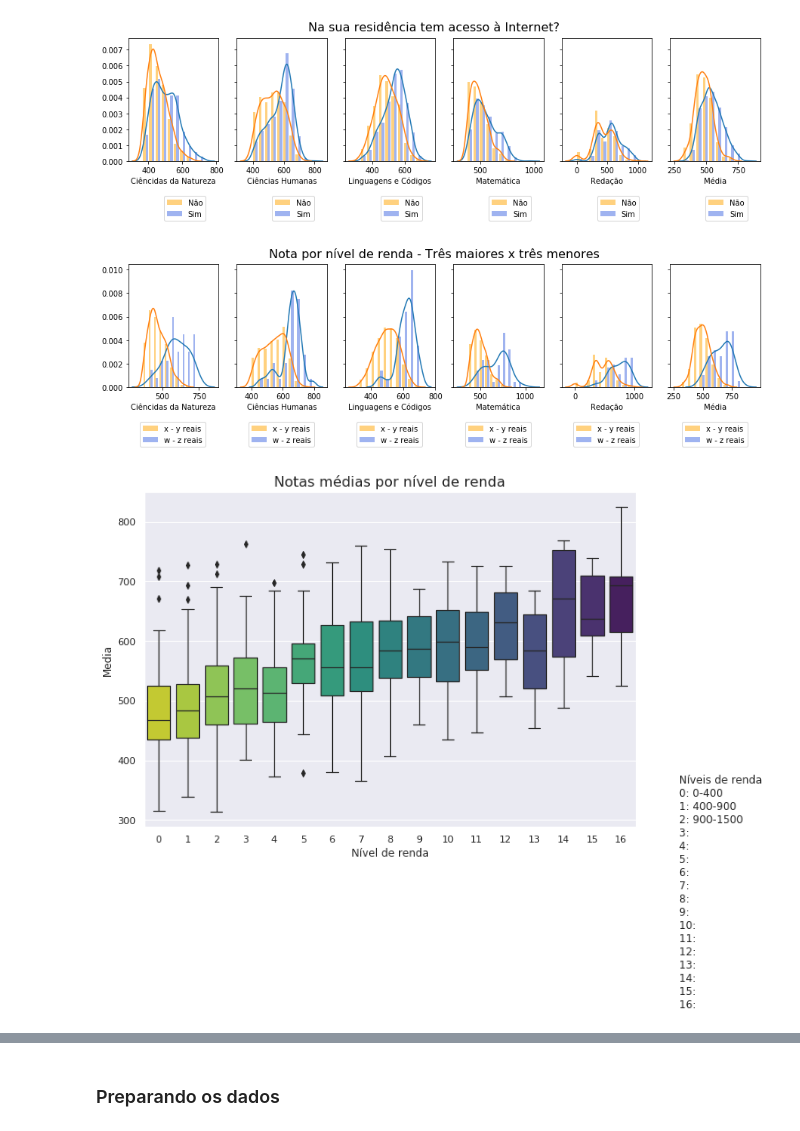
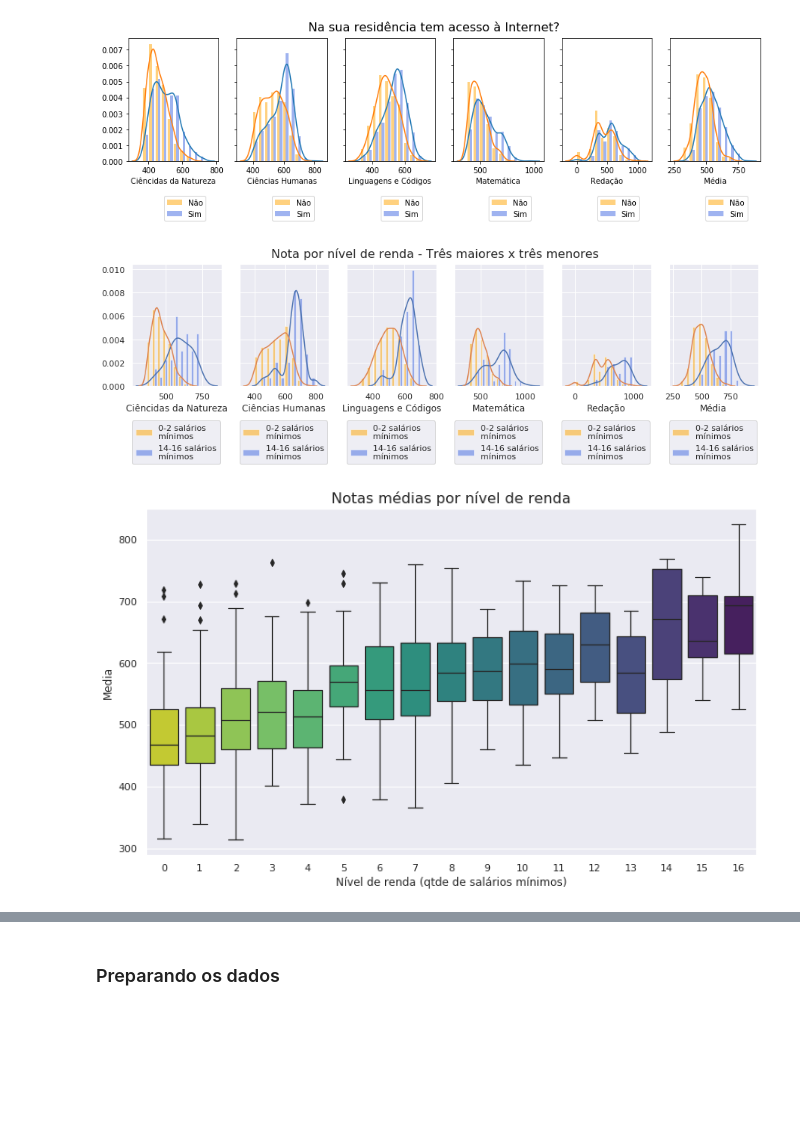
Before and after one commit to barbaragribeiro/enem-data-analysis, a Jupyter notebook: analise_notas_geral_2.ipynb, the cells around one changed output, grey strips where cells are left out. Saved outputs shown, nothing was run; the diff lists cells and outputs as text; code cells hidden in the pictures; blank space fills up the shorter version.

```diff
--- a/analise_notas_geral_2.ipynb
+++ b/analise_notas_geral_2.ipynb
@@ -45,6 +50,6 @@ def display_dfs(dfs, names=[]):
 # %%
 df = pd.read_csv(path+file+'2018.csv', sep=',',  encoding='latin-1', usecols=[
-    'NU_NOTA_CN', 'NU_NOTA_CH', 'NU_NOTA_LC', 'NU_NOTA_MT','NU_NOTA_REDACAO', 'NU_IDADE', 'CO_UF_RESIDENCIA',
+    'NU_NOTA_CN', 'NU_NOTA_CH', 'NU_NOTA_LC', 'NU_NOTA_MT','NU_NOTA_REDACAO', 'NU_IDADE', 'SG_UF_RESIDENCIA',
     'TP_SEXO', 'TP_COR_RACA', 'Q001', 'Q002', 'Q006', 'Q025', 'Q027', 'TP_DEPENDENCIA_ADM_ESC']).dropna()
 df['Media'] = df[['NU_NOTA_CN', 'NU_NOTA_CH',
                                 'NU_NOTA_LC', 'NU_NOTA_MT','NU_NOTA_REDACAO']].sum(axis=1)/len(df[['NU_NOTA_CN', 'NU_NOTA_CH', 'NU_NOTA_LC', 'NU_NOTA_MT','NU_NOTA_REDACAO']].columns)
@@ -61,7 +66,6 @@ df['Q006'] = encoder.fit_transform(df['Q006'])
 df['Q025'] = encoder.fit_transform(df['Q025'])
 df['Q027'] = encoder.fit_transform(df['Q027'])
 df['TP_SEXO'] = encoder.fit_transform(df['TP_SEXO'])
-df['CO_UF_RESIDENCIA'] = encoder.fit_transform(df['CO_UF_RESIDENCIA'])
 
 df.head()
 # %% [output]
@@ -120,28 +124,25 @@ plt.show()
 # %%
 fig, axes = plt.subplots(1, 6, figsize=(15, 3), sharey=True)
 labels = ['Ciêncidas da Natureza', 'Ciências Humanas', 'Linguagens e Códigos', 'Matemática', 'Redação', 'Média']
 columns = ['NU_NOTA_CN', 'NU_NOTA_CH', 'NU_NOTA_LC', 'NU_NOTA_MT','NU_NOTA_REDACAO', 'Media']
 for i in range(len(columns)):
     axes[i].hist([df[df['Q006'].isin([0, 1, 2])][columns[i]],df[df['Q006'].isin([14, 15, 16])][columns[i]]],
-                 label=['x - y reais', 'w - z reais'], density=True, color=['orange','royalblue'], alpha=0.5)
-    axes[i].legend(loc='best',  bbox_to_anchor=(0.9, -0.25))
+                 label=['0-2 salários\nmínimos', '14-16 salários\nmínimos'],
+                 density=True, color=['orange','royalblue'], alpha=0.5)
+    axes[i].legend(loc='best',  bbox_to_anchor=(1.03, -0.25))
 
     sns.distplot(df[df['Q006'].isin([14, 15, 16])][columns[i]], hist = False, ax=axes[i])
     sns.distplot(df[df['Q006'].isin([0, 1, 2])][columns[i]], hist = False, ax=axes[i], axlabel=labels[i])
 fig.suptitle(('Nota por nível de renda - Três maiores x três menores'), fontsize=16)
 plt.show()
 # %% [output]
-[figure, old version]
+[figure, new version]
 # %%
-legend = '\n'.join(('Níveis de renda', '0: 0-400', '1: 400-900', '2: 900-1500', '3: ', '4: ',
-                    '5: ', '6: ', '7: ', '8: ', '9: ', '10: ', '11: ', '12: ', '13: ', '14: ',
-                   '15: ', '16: '))
 sns.set(style='darkgrid')
-plt.figure(figsize  = [10, 7])
+plt.figure(figsize  = [12, 7])
 sns.boxplot(x = 'Q006', y = 'Media', data = df, palette=("viridis_r"),  linewidth=1.2)
 plt.title('Notas médias por nível de renda', fontsize=16)
-plt.xlabel('Nível de renda')
-plt.text(18, -15, legend)
+plt.xlabel('Nível de renda (qtde de salários mínimos)')
 plt.show()
 # %% [output]
-[figure, old version]
+[figure, new version]
```
Also changed, not shown: parts of 27 cells of this notebook, 1 other file.
